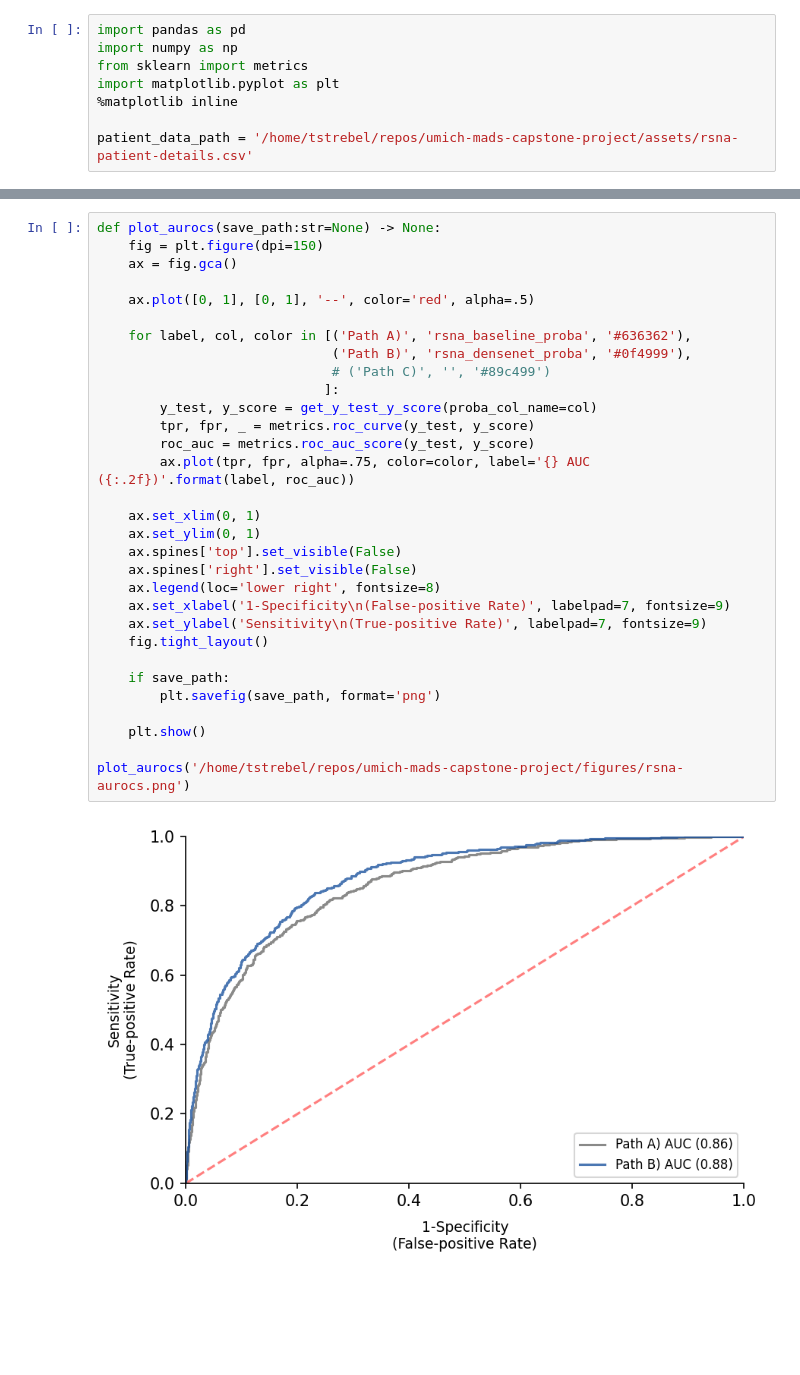
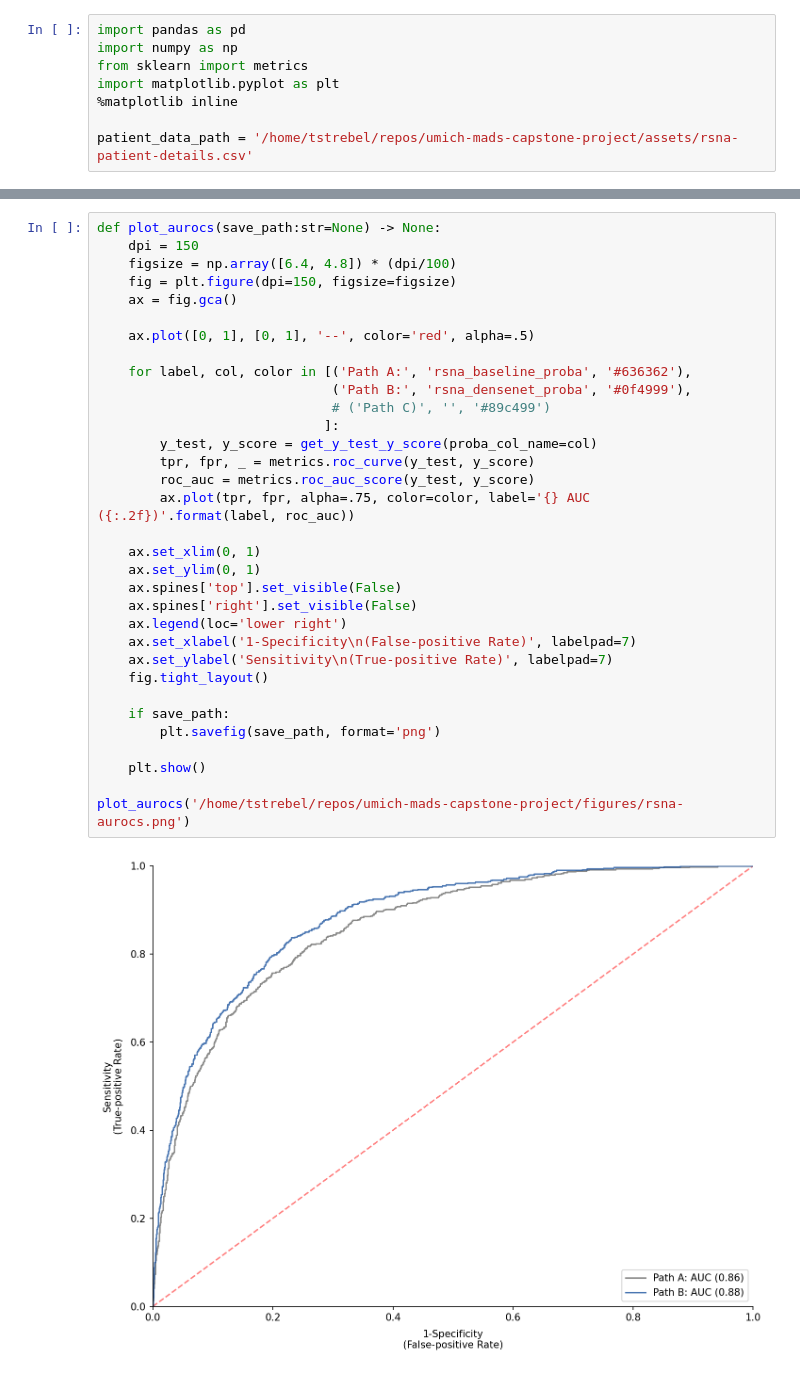
Before and after one commit to Tstrebe2/umich-mads-capstone-project, a Jupyter notebook: tstrebe2/rsna/eval-metrics.ipynb, the cells around one changed output, grey strips where cells are left out. Drawn from its saved outputs; the diff is of its cells as text; blank space fills up the shorter version.

```diff
--- a/tstrebe2/rsna/eval-metrics.ipynb
+++ b/tstrebe2/rsna/eval-metrics.ipynb
@@ -80,35 +80,37 @@ Average Precision:      0.698
 # %%
 def plot_aurocs(save_path:str=None) -> None:
-    fig = plt.figure(dpi=150)
+    dpi = 150
+    figsize = np.array([6.4, 4.8]) * (dpi/100)
+    fig = plt.figure(dpi=150, figsize=figsize)
     ax = fig.gca()
 
     ax.plot([0, 1], [0, 1], '--', color='red', alpha=.5)
 
-    for label, col, color in [('Path A)', 'rsna_baseline_proba', '#636362'),
-                              ('Path B)', 'rsna_densenet_proba', '#0f4999'),
+    for label, col, color in [('Path A:', 'rsna_baseline_proba', '#636362'),
+                              ('Path B:', 'rsna_densenet_proba', '#0f4999'),
                               # ('Path C)', '', '#89c499')
                              ]:
         y_test, y_score = get_y_test_y_score(proba_col_name=col)
         tpr, fpr, _ = metrics.roc_curve(y_test, y_score)
         roc_auc = metrics.roc_auc_score(y_test, y_score)
         ax.plot(tpr, fpr, alpha=.75, color=color, label='{} AUC ({:.2f})'.format(label, roc_auc))
 
     ax.set_xlim(0, 1)
     ax.set_ylim(0, 1)
     ax.spines['top'].set_visible(False)
     ax.spines['right'].set_visible(False)
-    ax.legend(loc='lower right', fontsize=8)
-    ax.set_xlabel('1-Specificity\n(False-positive Rate)', labelpad=7, fontsize=9)
-    ax.set_ylabel('Sensitivity\n(True-positive Rate)', labelpad=7, fontsize=9)
+    ax.legend(loc='lower right')
+    ax.set_xlabel('1-Specificity\n(False-positive Rate)', labelpad=7)
+    ax.set_ylabel('Sensitivity\n(True-positive Rate)', labelpad=7)
     fig.tight_layout()
 
     if save_path:
         plt.savefig(save_path, format='png')
 
     plt.show()
 
 plot_aurocs('/home/tstrebel/repos/umich-mads-capstone-project/figures/rsna-aurocs.png')
 # %% [output]
-[figure, old version]
+[figure, new version]
 # %%
 def plot_auprcs(save_path:str=None) -> None:
```
Also changed, not shown: parts of 4 cells of this notebook, 2 other files.
